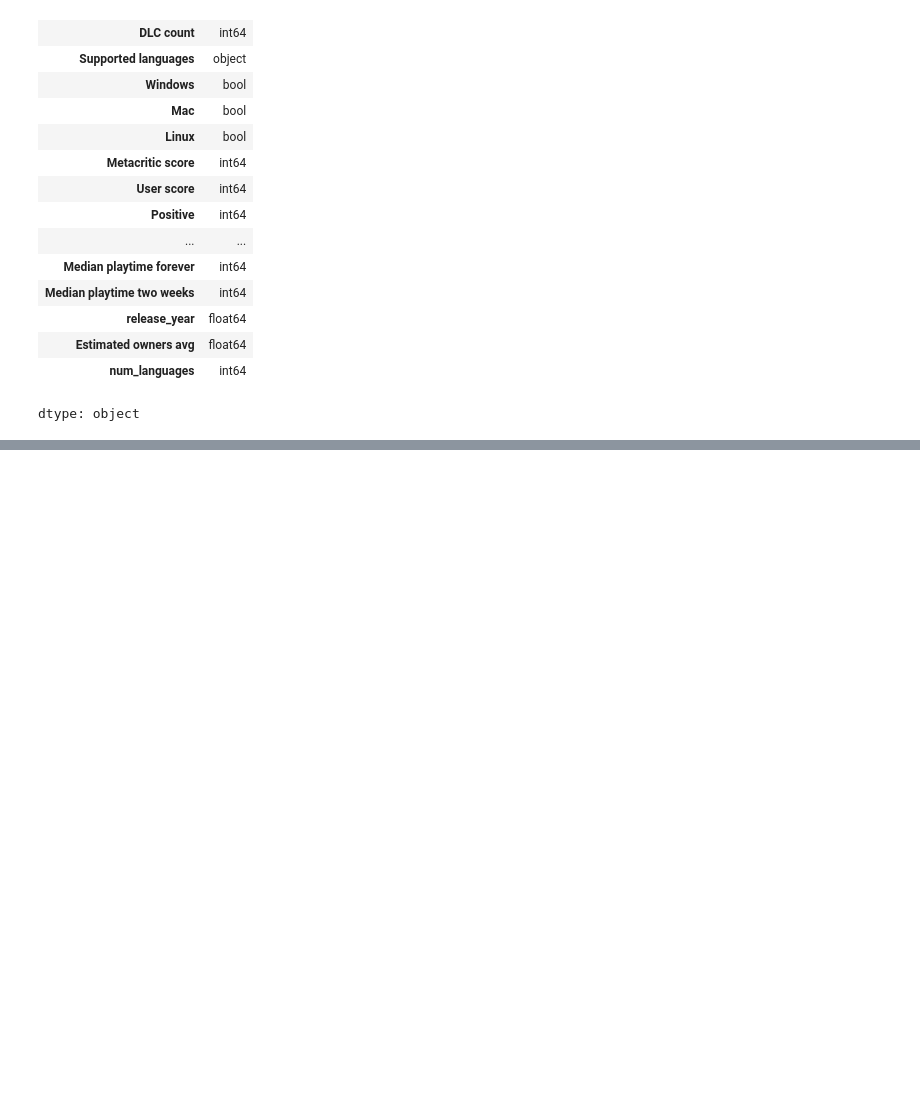
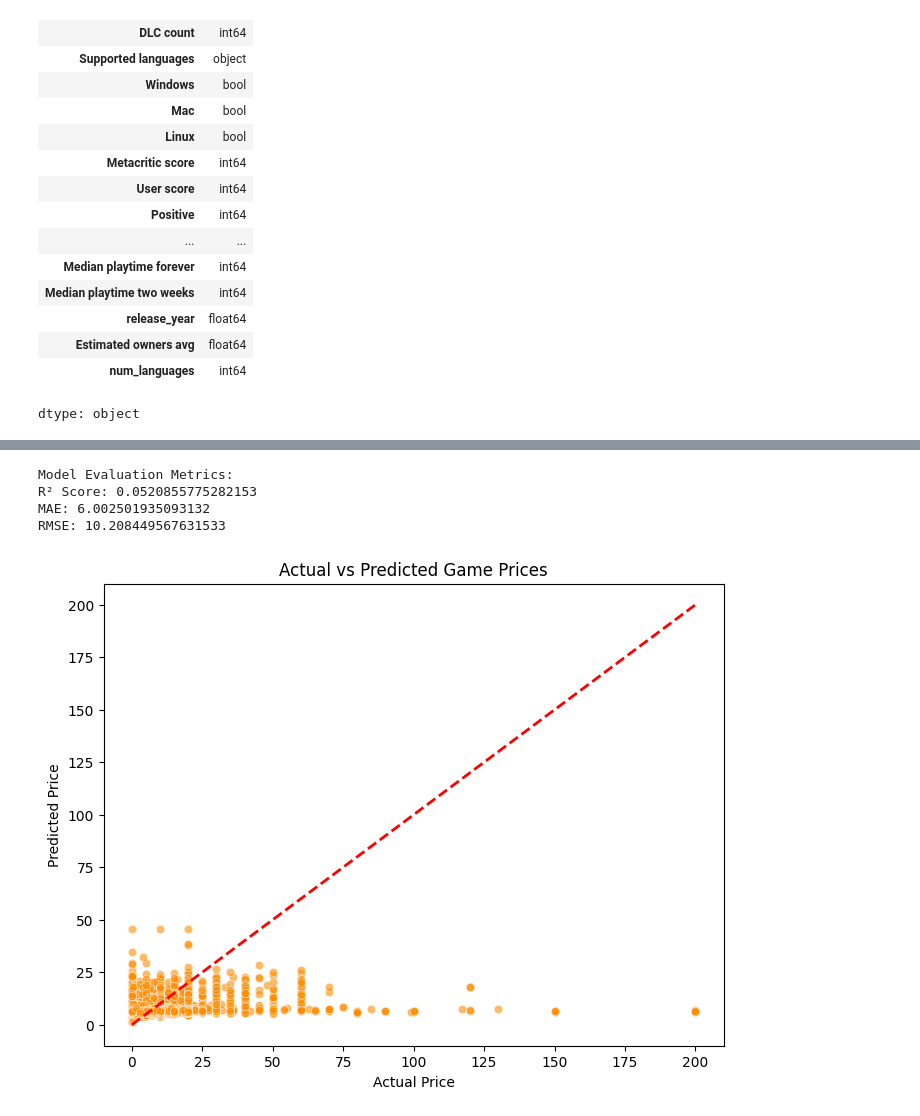
Before and after one commit to RobSmyth23/DataAnalytics, a Jupyter notebook: DataAnalyticsCA2.ipynb, the cells around one changed output, grey strips where cells are left out. Saved outputs shown, nothing was run; the diff lists cells and outputs as text; code cells hidden in the pictures; blank space fills up the shorter version.

```diff
--- a/DataAnalyticsCA2.ipynb
+++ b/DataAnalyticsCA2.ipynb
@@ -345,2 +311,36 @@ pd.DataFrame({'Actual': y_test.values[:10], 'Predicted': y_pred[:10]})
 
 -The regression seems to be working for me now, so now I will see how well it is functioning.
+# %%
+from sklearn.metrics import mean_squared_error, mean_absolute_error, r2_score
+import numpy as np
+
+r2 = r2_score(y_test, y_pred)
+mae = mean_absolute_error(y_test, y_pred)
+rmse = np.sqrt(mean_squared_error(y_test, y_pred))
+
+print("Model Evaluation Metrics:")
+
+print("R² Score:", r2)
+
+print("MAE:", mae)
+
+print("RMSE:", rmse)
+# %% [output]
+Model Evaluation Metrics:
+R² Score: 0.0520855775282153
+MAE: 6.002501935093132
+RMSE: 10.208449567631533
+# %%
+plt.figure(figsize=(8,6))
+sns.scatterplot(x=y_test, y=y_pred, alpha=0.6, color='darkorange')
+plt.plot([y_test.min(), y_test.max()], [y_test.min(), y_test.max()], 'r--', lw=2)
+
+plt.xlabel("Actual Price")
+
+plt.ylabel("Predicted Price")
+
+plt.title("Actual vs Predicted Game Prices")
+
+plt.show()
+# %% [output]
+[figure, added]
```
Also changed, not shown: parts of 30 cells of this notebook.
